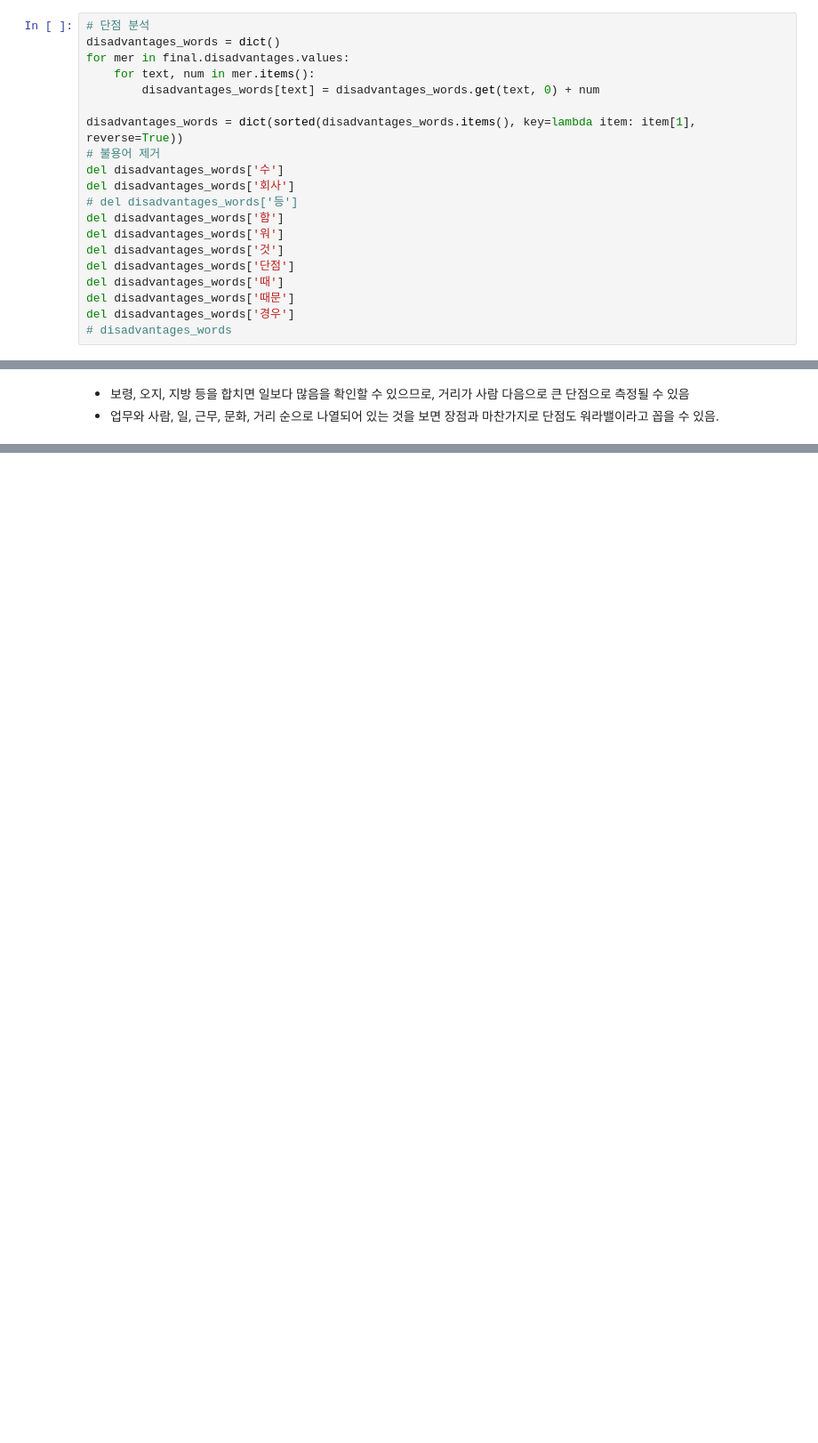
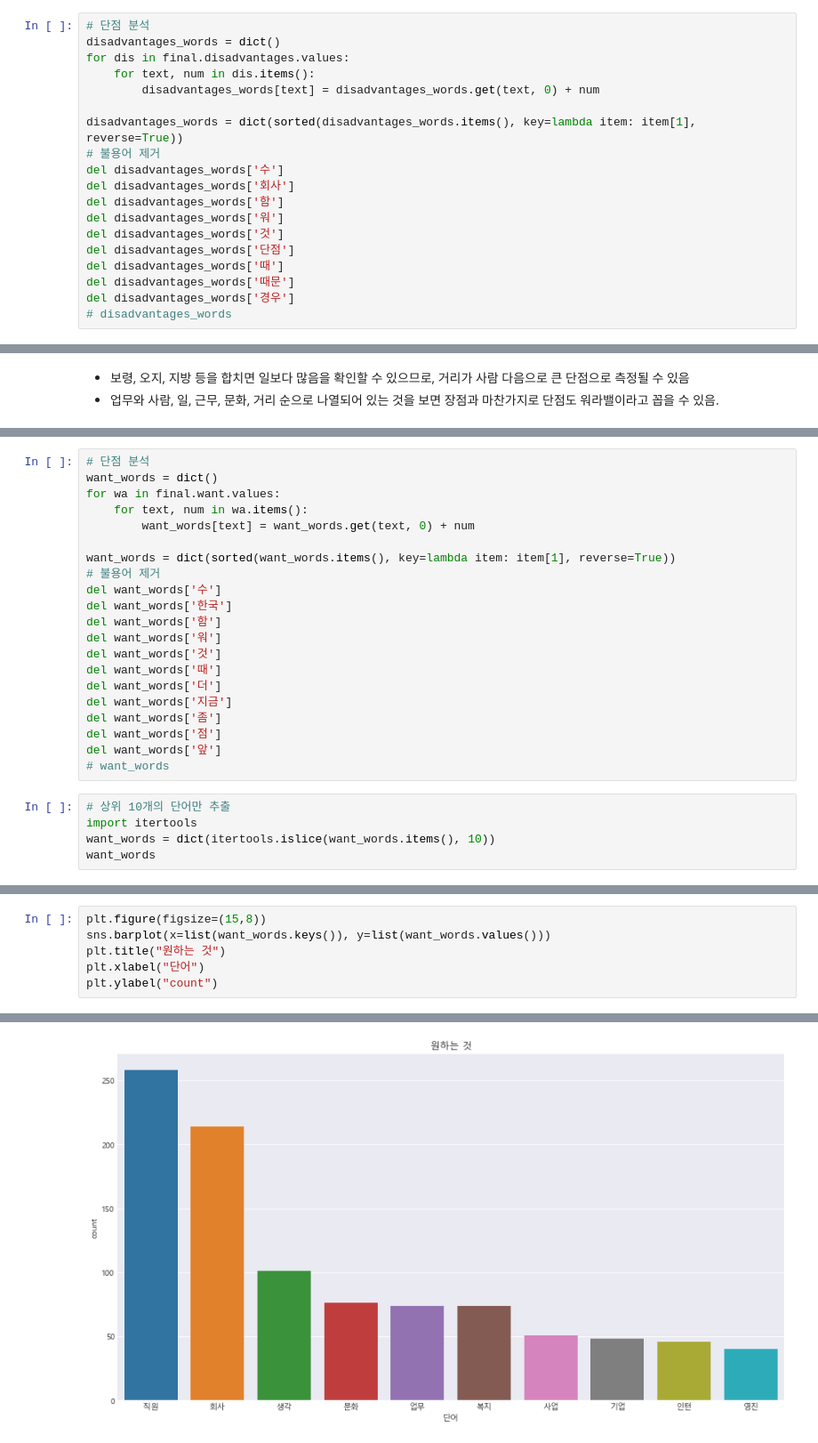
Before and after one commit to fbsbee/Resume, a Jupyter notebook: [2023_08_19]Jobplannet_data_analysis/jobplanet.ipynb, the cells around one changed output, grey strips where cells are left out. Shown at 89% size. Drawn from its saved outputs; the diff is of its cells as text; blank space fills up the shorter version.

```diff
--- a/[2023_08_19]Jobplannet_data_analysis/jobplanet.ipynb
+++ b/[2023_08_19]Jobplannet_data_analysis/jobplanet.ipynb
@@ -613,15 +619,14 @@ Text(0, 0.5, 'count')
 # %%
 # 단점 분석
 disadvantages_words = dict()
-for mer in final.disadvantages.values:
-    for text, num in mer.items():
+for dis in final.disadvantages.values:
+    for text, num in dis.items():
         disadvantages_words[text] = disadvantages_words.get(text, 0) + num
 
 disadvantages_words = dict(sorted(disadvantages_words.items(), key=lambda item: item[1], reverse=True))
 # 불용어 제거
 del disadvantages_words['수']
 del disadvantages_words['회사']
-# del disadvantages_words['등']
 del disadvantages_words['함']
 del disadvantages_words['워']
 del disadvantages_words['것']
@@ -662,0 +668,26 @@ Text(0, 0.5, 'count')
+# %%
+# 단점 분석
+want_words = dict()
+for wa in final.want.values:
+    for text, num in wa.items():
+        want_words[text] = want_words.get(text, 0) + num
+
+want_words = dict(sorted(want_words.items(), key=lambda item: item[1], reverse=True))
+# 불용어 제거
+del want_words['수']
+del want_words['한국']
+del want_words['함']
+del want_words['워']
+del want_words['것']
+del want_words['때']
+del want_words['더']
+del want_words['지금']
+del want_words['좀']
+del want_words['점']
+del want_words['앞']
+# want_words
+# %%
+# 상위 10개의 단어만 추출
+import itertools
+want_words = dict(itertools.islice(want_words.items(), 10))
+want_words
@@ -662,0 +705,7 @@ Text(0, 0.5, 'count')
+# %%
+plt.figure(figsize=(15,8))
+sns.barplot(x=list(want_words.keys()), y=list(want_words.values()))
+plt.title("원하는 것")
+plt.xlabel("단어")
+plt.ylabel("count")
+# %% [output]
@@ -662,0 +713 @@ Text(0, 0.5, 'count')
+[figure, added]
```
Also changed, not shown: parts of 15 cells of this notebook.
